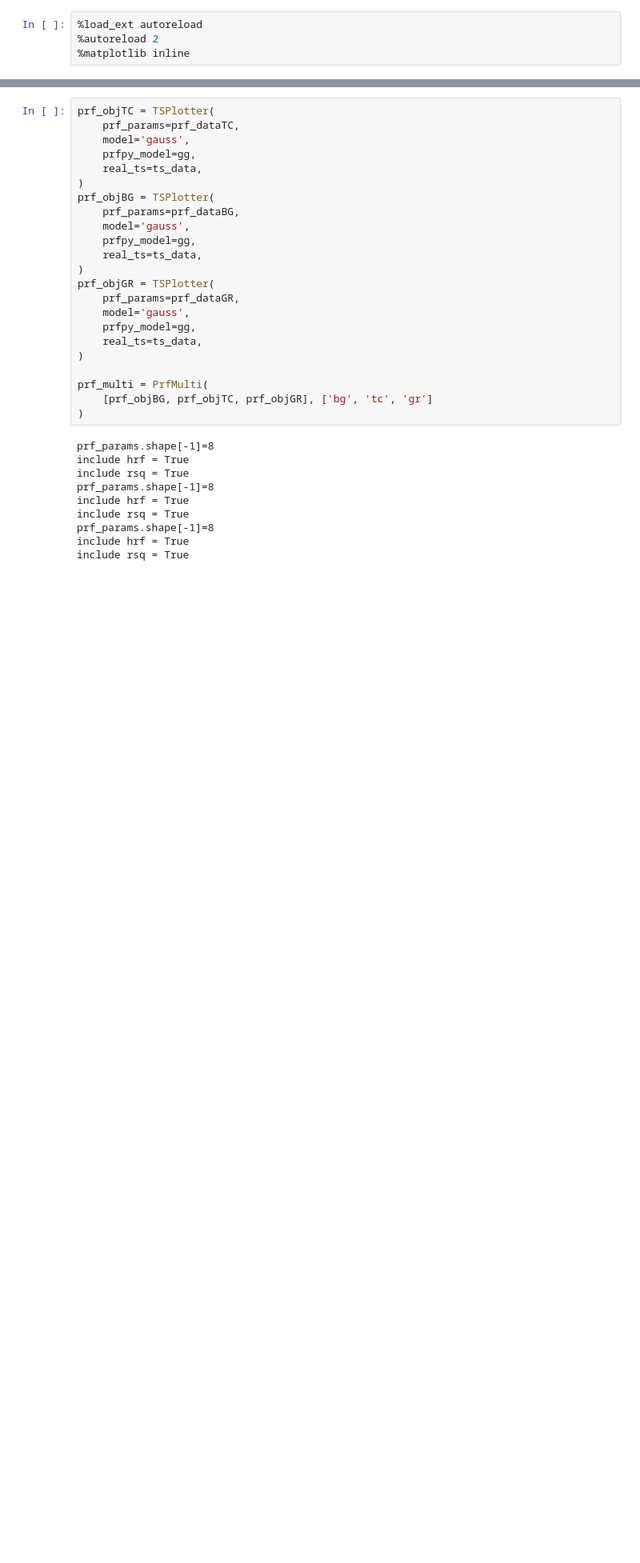
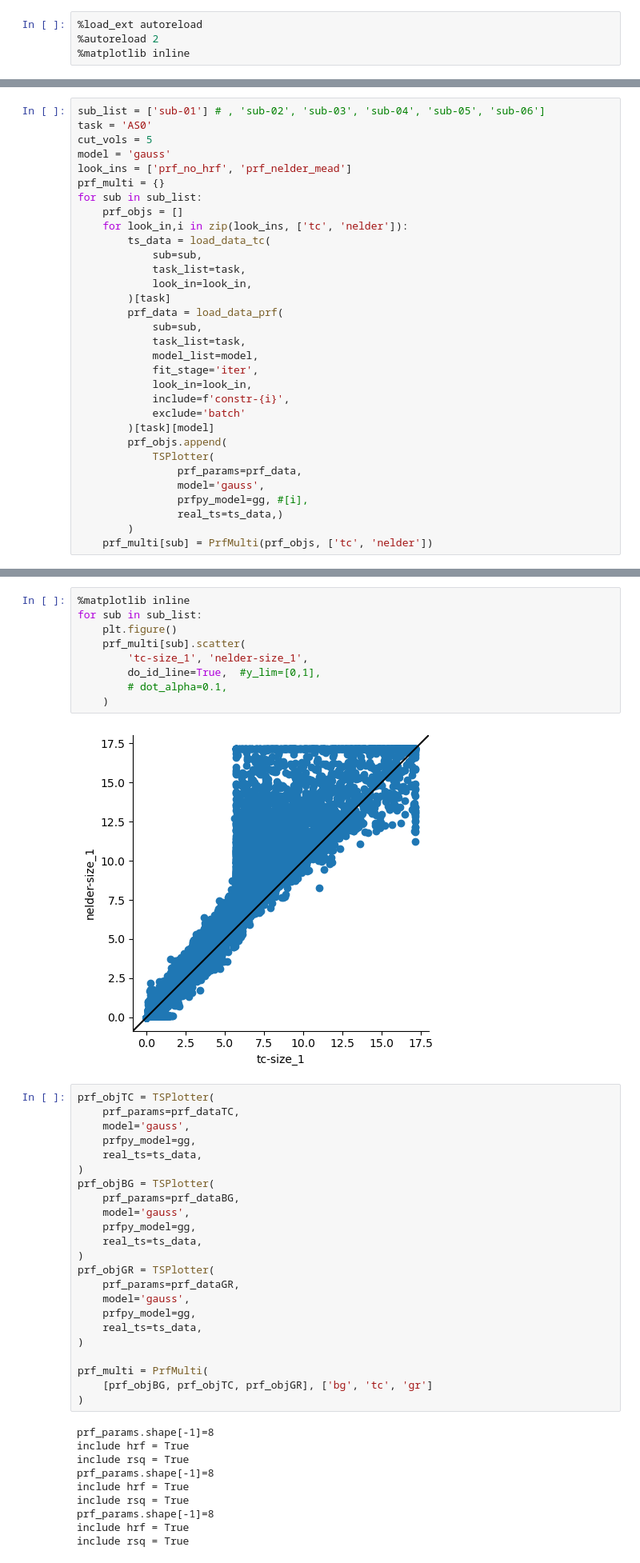
Before and after one commit to mdaghlian/scot_habrok, a Jupyter notebook: scot_habrok/notebooks/test.ipynb, the cells around one changed output, grey strips where cells are left out. Shown at 80% size. Drawn from its saved outputs; the diff is of its cells as text; blank space fills up the shorter version.

```diff
--- a/scot_habrok/notebooks/test.ipynb
+++ b/scot_habrok/notebooks/test.ipynb
@@ -83,0 +63,32 @@ gg = Iso2DGaussianModel(
+# %%
+sub_list = ['sub-01'] # , 'sub-02', 'sub-03', 'sub-04', 'sub-05', 'sub-06']
+task = 'AS0'
+cut_vols = 5
+model = 'gauss'
+look_ins = ['prf_no_hrf', 'prf_nelder_mead']
+prf_multi = {}
+for sub in sub_list:
+    prf_objs = []
+    for look_in,i in zip(look_ins, ['tc', 'nelder']):
+        ts_data = load_data_tc(
+            sub=sub,
+            task_list=task,
+            look_in=look_in,
+        )[task]
+        prf_data = load_data_prf(
+            sub=sub,
+            task_list=task,
+            model_list=model,
+            fit_stage='iter',
+            look_in=look_in,
+            include=f'constr-{i}',
+            exclude='batch'
+        )[task][model]
+        prf_objs.append(
+            TSPlotter(
+                prf_params=prf_data,
+                model='gauss',
+                prfpy_model=gg, #[i],
+                real_ts=ts_data,)
+        )
+    prf_multi[sub] = PrfMulti(prf_objs, ['tc', 'nelder'])
@@ -84,3 +104,14 @@ gg = Iso2DGaussianModel(
+# %%
+%matplotlib inline
+for sub in sub_list:
+    plt.figure()
+    prf_multi[sub].scatter(
+        'tc-size_1', 'nelder-size_1',
+        do_id_line=True,  #y_lim=[0,1],
+        # dot_alpha=0.1,
+    )
+# %% [output]
+[figure, added]
 # %%
 prf_objTC = TSPlotter(
     prf_params=prf_dataTC,
```
Also changed, not shown: parts of 3 cells of this notebook, 16 other files.
